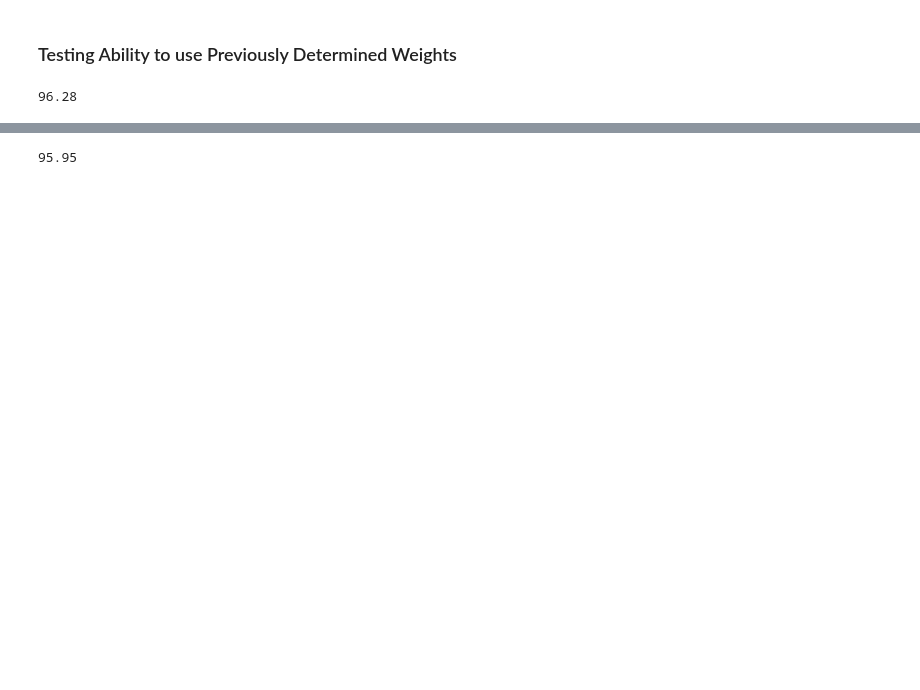
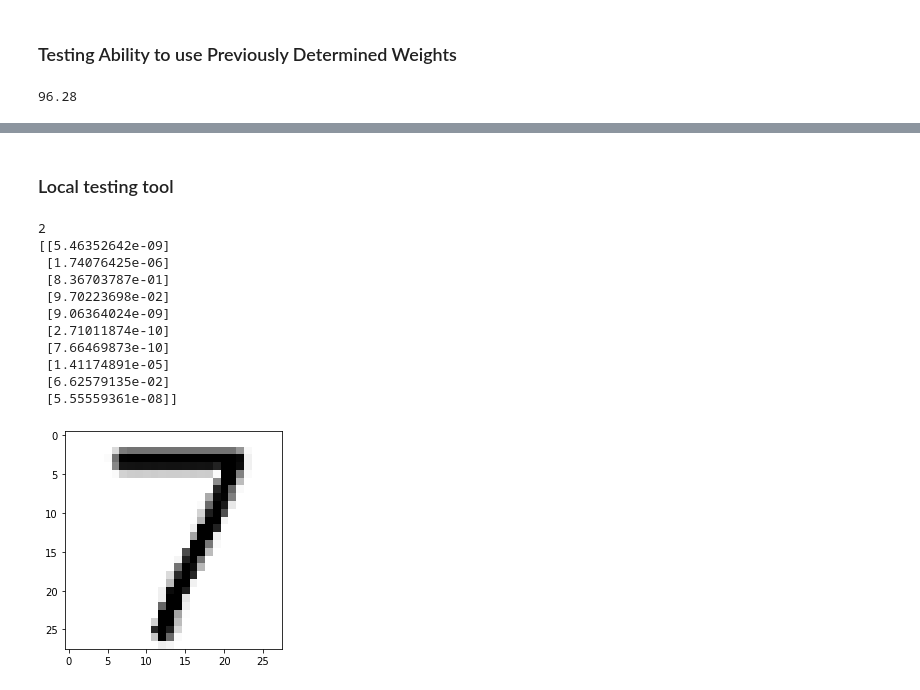
Before and after one commit to MustafaAli789/native-ann, a Jupyter notebook: General-Neural-Network.ipynb, the cells around one changed output, grey strips where cells are left out. Saved outputs shown, nothing was run; the diff lists cells and outputs as text; code cells hidden in the pictures; blank space fills up the shorter version.

```diff
--- a/General-Neural-Network.ipynb
+++ b/General-Neural-Network.ipynb
@@ -424,3 +451,8 @@ def get_test_accuracy(net):
+# %%
+def test_single_image(net, image):
+    plt.imshow(image.reshape(28, 28), cmap='Greys', interpolation='nearest')
+    print(np.argmax(net.predict(image), 0)[0])
+    print(net.predict(image))
 # %% [markdown]
 ### MNIST Dataset With 1 Hidden Layer + No Batches
 # %%
@@ -661,5 +607,0 @@ test(7, testnet)
-# %%
-infile = open('random_img', 'rb')
-test_img = pickle.load(infile)
-infile.close()
-test_img = test_img.reshape(784, 1)
@@ -742,8 +614,12 @@ outfile_scaler.close()
-# %%
-testnet = NeuralNet('multi_logloss')
-testnet.addLayer(64, 'reLu')
-testnet.addLayer(10, 'softmax')
-testnet.set_weights(weights_multipHidden_batches_newData)
-get_test_accuracy2(testnet)
-# %% [output]
-95.95
+# %%
+#operations is either 'wb' for write or 'rb' for read
+def usePickle(content, fileName, operation):
+    file = open(fileName, operation)
+    dataToReturn = None
+    if (operation == 'wb'):
+        pickle.dump(content, file)
+    elif (operation == 'rb'):
+        dataToReturn = pickle.load(file)
+    else:
+        raise ValueError("Operation is either 'wb' for write or 'rb' for read")
+    return dataToReturn
@@ -749,0 +631,18 @@ get_test_accuracy2(testnet)
+# %% [markdown]
+### Local testing tool
+# %%
+testimg = usePickle(None, '../native-ann-mnist-classifier/random_img', 'rb')
+test_single_image(mnist_net_multipHidden_batches, testimg)
+# %% [output]
+2
+[[5.46352642e-09]
+ [1.74076425e-06]
+ [8.36703787e-01]
+ [9.70223698e-02]
+ [9.06364024e-09]
+ [2.71011874e-10]
+ [7.66469873e-10]
+ [1.41174891e-05]
+ [6.62579135e-02]
+ [5.55559361e-08]]
+[figure, added]
```
Also changed, not shown: parts of 52 cells of this notebook, 6 other files.
